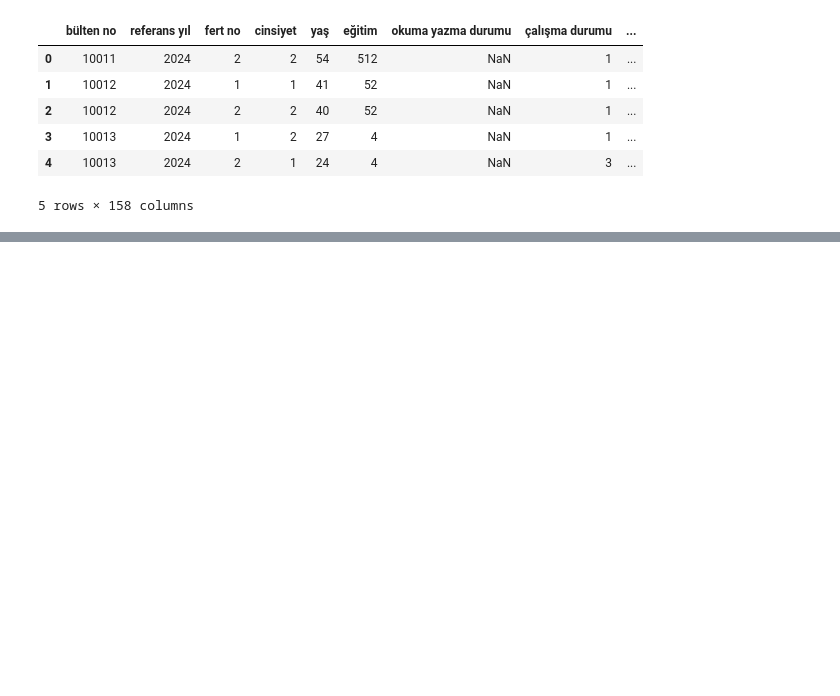
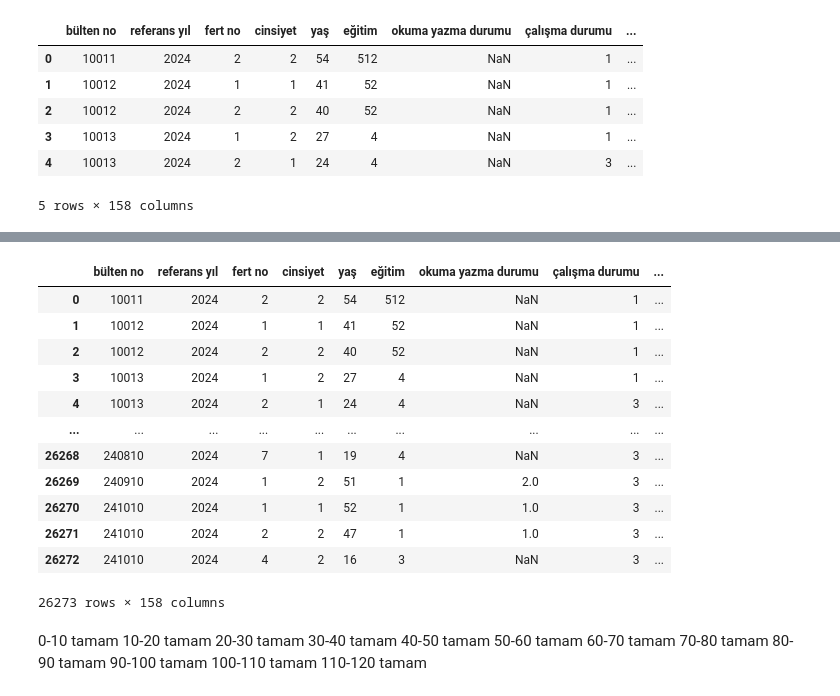
Before and after one commit to dilarasenay/hanehalki-bilisim-teknolojileri-tuik, a Jupyter notebook: 2024yili.ipynb, the cells around one changed output, grey strips where cells are left out. Cells and saved outputs as stored; diff of their text form; code cells hidden in the pictures; blank space fills up the shorter version.

```diff
--- a/2024yili.ipynb
+++ b/2024yili.ipynb
@@ -96,0 +290,27 @@ df.head()
+# %%
+df.rename(columns={"ETICARET_TUR_EVESYASI": "eticaret ev eşyası alışverişi"}, inplace=True)
+df.rename(columns={"ETICARET_TUR_CD_DVD": "eticaret cd dvd alışverişi"}, inplace=True)
+df.rename(columns={"ETICARET_TUR_KITAPDERGI": "eticaret kitap dergi alışverişi"}, inplace=True)
+df.rename(columns={"ETICARET_TUR_ELKTR_ARC_AKS": "eticaret elektronik cihazlar ve aksesuarı alışverişi"}, inplace=True)
+df.rename(columns={"ETICARET_TUR_ELEKTRONIK_ARAC": "eticaret elektronik araçlar alışverişi"}, inplace=True)
+df.rename(columns={"ETICARET_TUR_ILAC": "eticaret ilaç alışverişi"}, inplace=True)
+df.rename(columns={"ETICARET_TUR_YEMEK_SIPARIS": "eticaret yemek siparişi"}, inplace=True)
+df.rename(columns={"ETICARET_TUR_HZR_TZ_GIDA": "eticaret gıda ürünleri alışverişi"}, inplace=True)
+df.rename(columns={"ETICARET_TUR_KOZMETIK": "eticaret kozmetik alışverişi"}, inplace=True)
+df.rename(columns={"ETICARET_TUR_TMZ_KSL_BKM": "eticaret temizlik ve kişisel bakım ürünleri alışverişi"}, inplace=True)
+# %%
+df.rename(columns={"ETICARET_TUR_MOTR_ARC_YDK": "eticaret motorlu araç yedekleri alışverişi"}, inplace=True)
+df.rename(columns={"ETICARET_TUR_DIGER": "eticaretdiğer türler alışverişi"}, inplace=True)
+# %%
+df.rename(columns={"": ""}, inplace=True)
+df.rename(columns={"": ""}, inplace=True)
+df.rename(columns={"": ""}, inplace=True)
+df.rename(columns={"": ""}, inplace=True)
+df.rename(columns={"": ""}, inplace=True)
+df.rename(columns={"": ""}, inplace=True)
+df.rename(columns={"": ""}, inplace=True)
+df.rename(columns={"": ""}, inplace=True)
+df.rename(columns={"": ""}, inplace=True)
+df.rename(columns={"": ""}, inplace=True)
+# %%
+df.rename(columns={"": ""}, inplace=True)
@@ -96,0 +338,29 @@ df.head()
+# %%
+df
+# %% [output]
+|  | bülten no | referans yıl | fert no | cinsiyet | yaş | eğitim | okuma yazma durumu | çalışma durumu | ... |
+| 0 | 10011 | 2024 | 2 | 2 | 54 | 512 | NaN | 1 | ... |
+| 1 | 10012 | 2024 | 1 | 1 | 41 | 52 | NaN | 1 | ... |
+| 2 | 10012 | 2024 | 2 | 2 | 40 | 52 | NaN | 1 | ... |
+| 3 | 10013 | 2024 | 1 | 2 | 27 | 4 | NaN | 1 | ... |
+| 4 | 10013 | 2024 | 2 | 1 | 24 | 4 | NaN | 3 | ... |
+| ... | ... | ... | ... | ... | ... | ... | ... | ... | ... |
+| 26268 | 240810 | 2024 | 7 | 1 | 19 | 4 | NaN | 3 | ... |
+| 26269 | 240910 | 2024 | 1 | 2 | 51 | 1 | 2.0 | 3 | ... |
+| 26270 | 241010 | 2024 | 1 | 1 | 52 | 1 | 1.0 | 3 | ... |
+| 26271 | 241010 | 2024 | 2 | 2 | 47 | 1 | 1.0 | 3 | ... |
+| 26272 | 241010 | 2024 | 4 | 2 | 16 | 3 | NaN | 3 | ... |
+26273 rows × 158 columns
+# %% [markdown]
+0-10 tamam
+10-20 tamam
+20-30 tamam
+30-40 tamam
+40-50 tamam
+50-60 tamam
+60-70 tamam
+70-80 tamam
+80-90 tamam
+90-100 tamam
+100-110 tamam
+110-120 tamam
```
Also changed, not shown: parts of 45 cells of this notebook.
